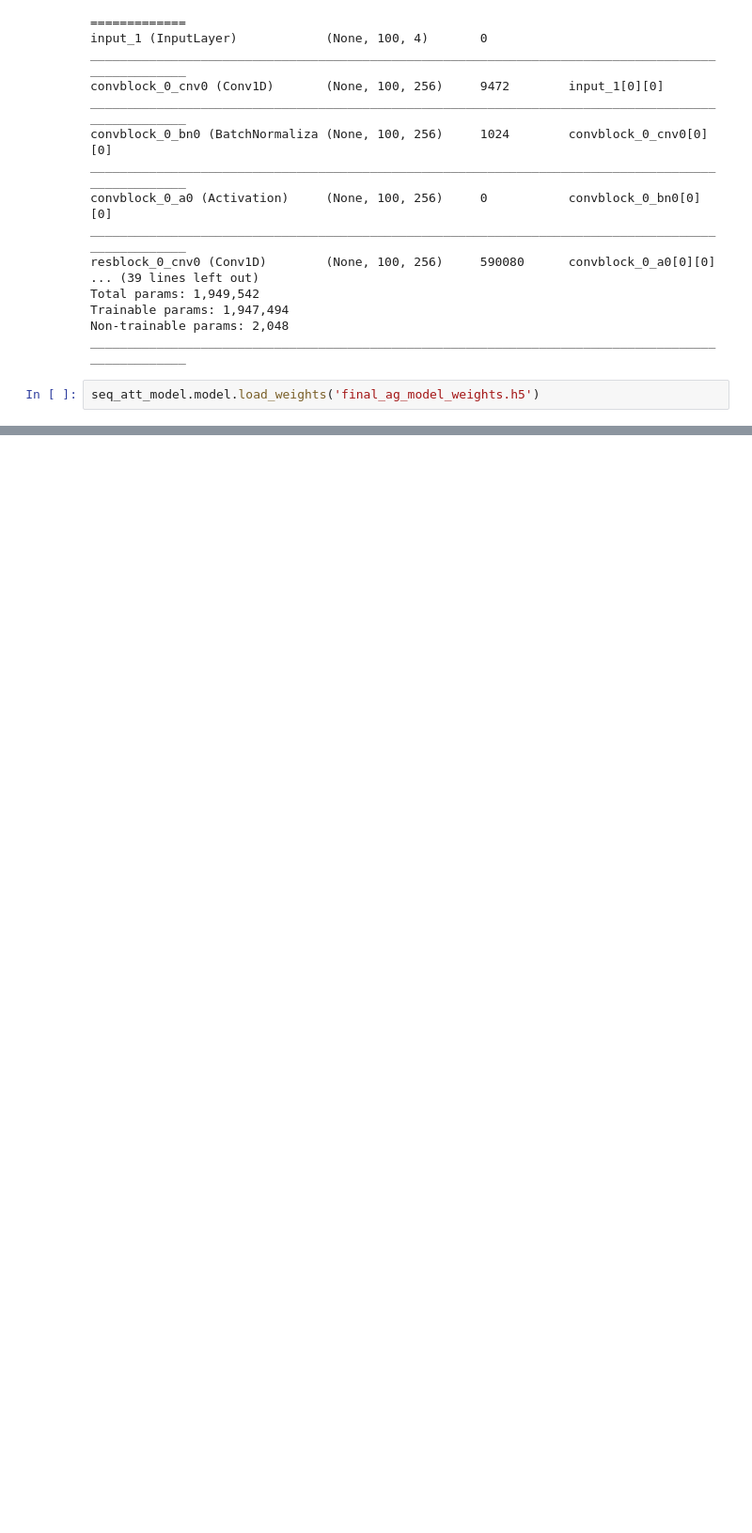
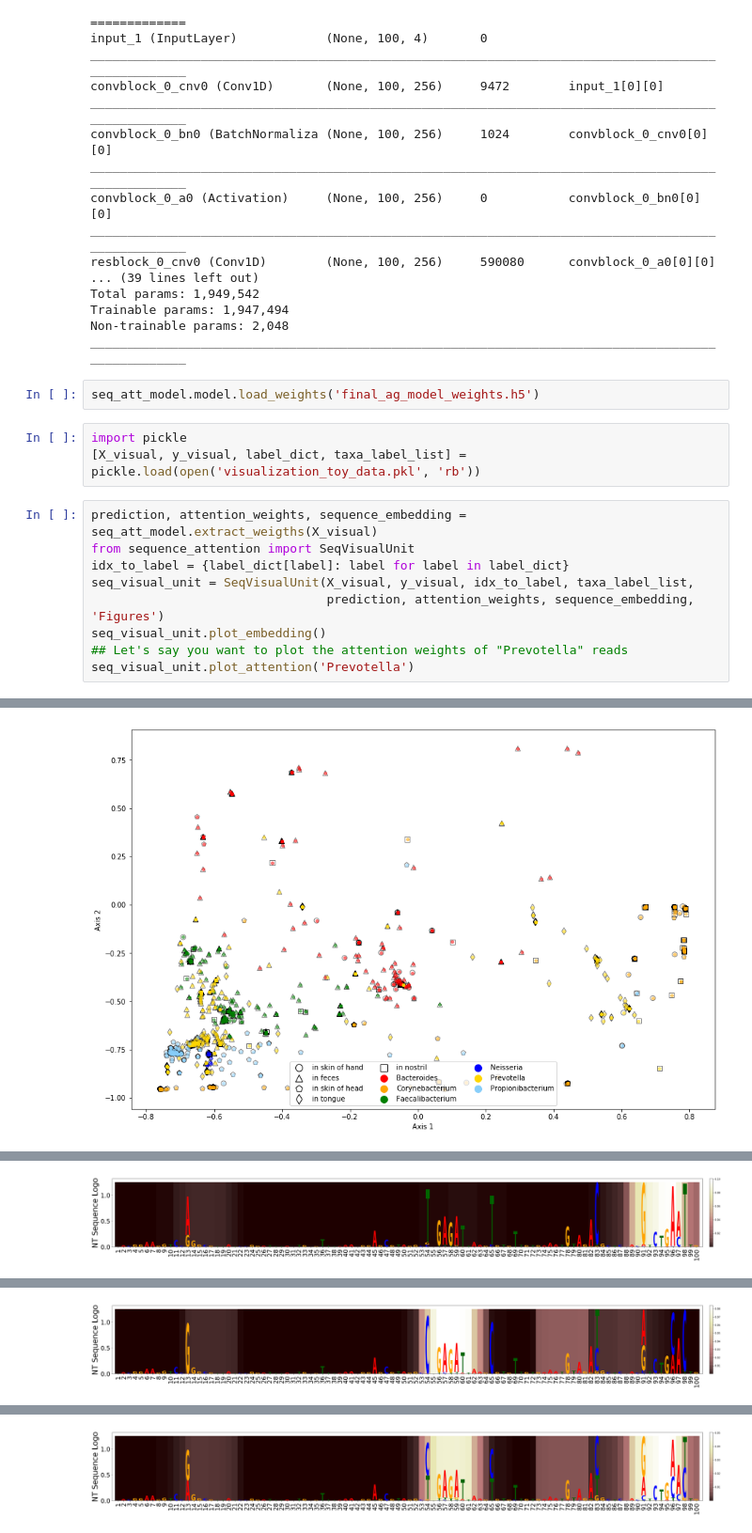
Before and after one commit to thomasjji14/sequence_attention, a Jupyter notebook: demo.ipynb, the cells around one changed output, grey strips where cells are left out. Shown at 94% size. Drawn from its saved outputs; the diff is of its cells as text; blank space fills up the shorter version.

Commit message:
added topy data

```diff
--- a/demo.ipynb
+++ b/demo.ipynb
@@ -198,3 +198,16 @@ Non-trainable params: 2,048
 __________________________________________________________________________________________________
 # %%
 seq_att_model.model.load_weights('final_ag_model_weights.h5')
+# %%
+import pickle
+[X_visual, y_visual, label_dict, taxa_label_list] = pickle.load(open('visualization_toy_data.pkl', 'rb'))
+# %%
+prediction, attention_weights, sequence_embedding = seq_att_model.extract_weigths(X_visual)
+from sequence_attention import SeqVisualUnit
+idx_to_label = {label_dict[label]: label for label in label_dict}
+seq_visual_unit = SeqVisualUnit(X_visual, y_visual, idx_to_label, taxa_label_list,
+                                prediction, attention_weights, sequence_embedding, 'Figures')
+seq_visual_unit.plot_embedding()
+## Let's say you want to plot the attention weights of "Prevotella" reads
+seq_visual_unit.plot_attention('Prevotella')
+# %% [output]
@@ -200,0 +217 @@ seq_att_model.model.load_weights('final_ag_model_weights.h5')
+[figure, added]
@@ -200,0 +220 @@ seq_att_model.model.load_weights('final_ag_model_weights.h5')
+[figure, added]
@@ -200,0 +222 @@ seq_att_model.model.load_weights('final_ag_model_weights.h5')
+[figure, added]
@@ -200,0 +224 @@ seq_att_model.model.load_weights('final_ag_model_weights.h5')
+[figure, added]
```
Also changed, not shown: parts of 2 cells of this notebook, 2 other files.
